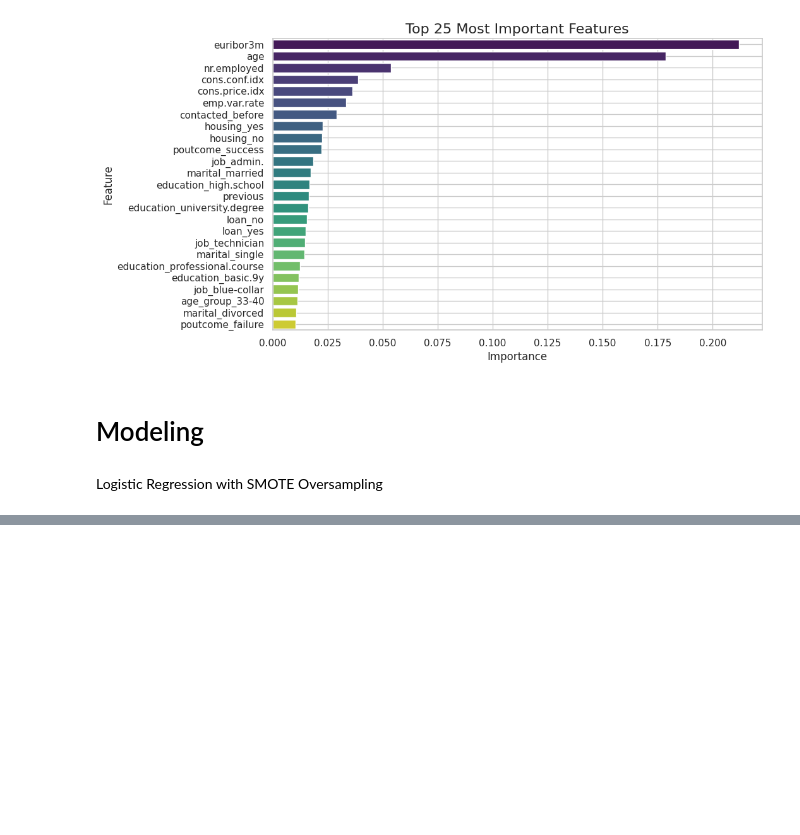
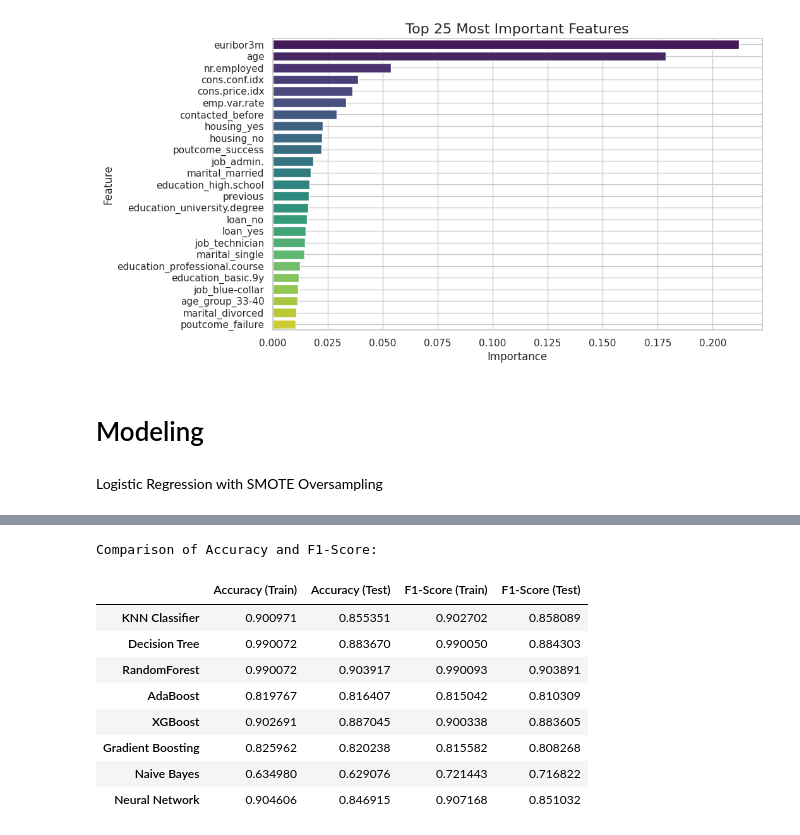
Before and after one commit to melihkurtaran/Bank_Marketing, a Jupyter notebook: TOM_Case.ipynb, the cells around one changed output, grey strips where cells are left out. Cells and saved outputs as stored; diff of their text form; code cells hidden in the pictures; blank space fills up the shorter version.

```diff
--- a/TOM_Case.ipynb
+++ b/TOM_Case.ipynb
@@ -640,0 +695,21 @@ weighted avg       0.87      0.89      0.88     12357
+# %%
+# Display the results in a tabular format
+results_df = pd.DataFrame({'Accuracy (Train)': [result[0] for result in accuracy_results.values()],
+                           'Accuracy (Test)': [result[1] for result in accuracy_results.values()],
+                           'F1-Score (Train)': [result[0] for result in f1_score_results.values()],
+                           'F1-Score (Test)': [result[1] for result in f1_score_results.values()]},
+                          index=accuracy_results.keys())
+
+print("\nComparison of Accuracy and F1-Score:")
+results_df
+# %% [output]
+Comparison of Accuracy and F1-Score:
+|  | Accuracy (Train) | Accuracy (Test) | F1-Score (Train) | F1-Score (Test) |
+| KNN Classifier | 0.900971 | 0.855351 | 0.902702 | 0.858089 |
+| Decision Tree | 0.990072 | 0.883670 | 0.990050 | 0.884303 |
+| RandomForest | 0.990072 | 0.903917 | 0.990093 | 0.903891 |
+| AdaBoost | 0.819767 | 0.816407 | 0.815042 | 0.810309 |
+| XGBoost | 0.902691 | 0.887045 | 0.900338 | 0.883605 |
+| Gradient Boosting | 0.825962 | 0.820238 | 0.815582 | 0.808268 |
+| Naive Bayes | 0.634980 | 0.629076 | 0.721443 | 0.716822 |
+| Neural Network | 0.904606 | 0.846915 | 0.907168 | 0.851032 |
```
Also changed, not shown: parts of 12 cells of this notebook.
